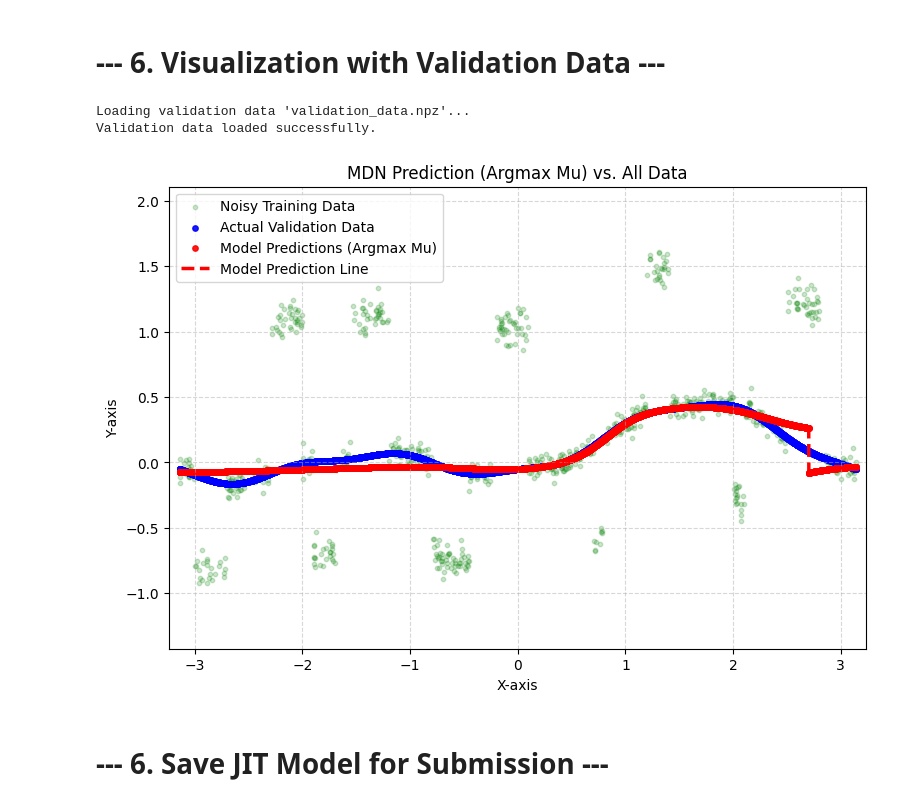
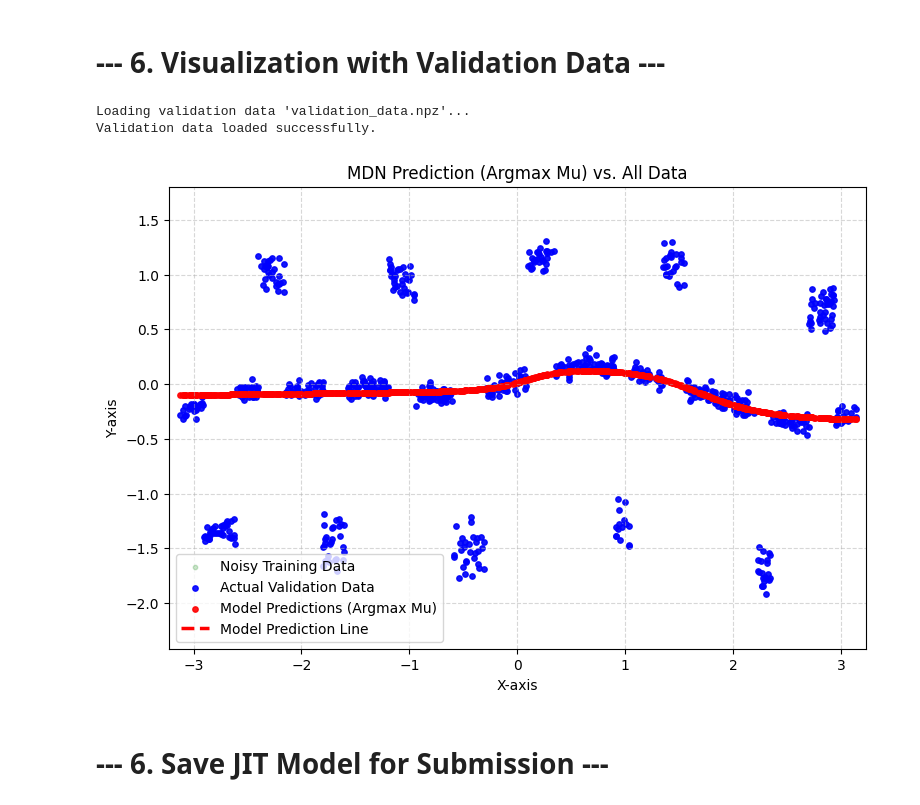
Before and after one commit to aditgeorge/XAI605-Midterm-Exam, a Jupyter notebook: cursor_files/Final_Solution.ipynb, the cells around one changed output. Saved outputs shown, nothing was run; the diff lists cells and outputs as text; code cells hidden in the pictures.

```diff
--- a/cursor_files/Final_Solution.ipynb
+++ b/cursor_files/Final_Solution.ipynb
@@ -15,7 +15,7 @@ import os
 # %%
 # *** MODIFIED: This will now raise a FileNotFoundError if the file doesn't exist. ***
 print("Loading training data 'training_data.npz'...")
-train_data = np.load('../data1/noisy_data.npz')
+train_data = np.load('../data2/noisy_data.npz')
 x_train_np_orig = train_data['x']
 y_train_np_orig = train_data['y']
 print("Training data loaded successfully.")
@@ -140,7 +140,7 @@ Training finished.
 # --- 6. Visualization with Validation Data ---
 # %%
 print("Loading validation data 'validation_data.npz'...")
-val_data = np.load('../data1/clean_data.npz')
+val_data = np.load('../data2/noisy_data.npz')
 x_val = val_data['x']
 y_val = val_data['y']
 print("Validation data loaded successfully.")
@@ -168,34 +168,34 @@ y_val_pred_np = th2np(y_val_pred_tensor)
 x_val_np = th2np(x_val_tensor)
 y_val_np = y_val # Already a numpy array
 
 # Create the scatter plot
 plt.figure(figsize=(9, 6))
 
 # Plot the original training data (with noise)
 plt.scatter(x_train_np_orig, y_train_np_orig, color='green', label='Noisy Training Data', s=10, alpha=0.2)
 
 # Plot the actual validation data (the "ground truth")
 plt.scatter(x_val_np, y_val_np, color='blue', label='Actual Validation Data', s=15, alpha=0.9)
 
 # Plot the model's predictions (The most probable mean)
 plt.scatter(x_val_np, y_val_pred_np, color='red', label='Model Predictions (Argmax Mu)', s=15, alpha=0.9)
 
 # Plot the prediction line
 sort_indices = np.argsort(x_val_np.squeeze())
 plt.plot(x_val_np[sort_indices], y_val_pred_np[sort_indices], color='red', linestyle='--', linewidth=2.5, label='Model Prediction Line')
 
 plt.title('MDN Prediction (Argmax Mu) vs. All Data')
 plt.xlabel('X-axis')
 plt.ylabel('Y-axis')
 plt.legend()
 plt.grid(True, linestyle='--', alpha=0.5)
 plt.ylim(y_train_np_orig.min() - 0.5, y_train_np_orig.max() + 0.5) # Set Y-limits
 plt.xlim(x_train_np_orig.min() - 0.1, x_train_np_orig.max() + 0.1) # Set X-limits
 plt.show()
 # %% [output]
 Loading validation data 'validation_data.npz'...
 Validation data loaded successfully.
-[figure, old version]
+[figure, new version]
 # %% [markdown]
 # --- 6. Save JIT Model for Submission ---
 # %%
```
Also changed, not shown: parts of 2 cells of this notebook, 1 other file.
